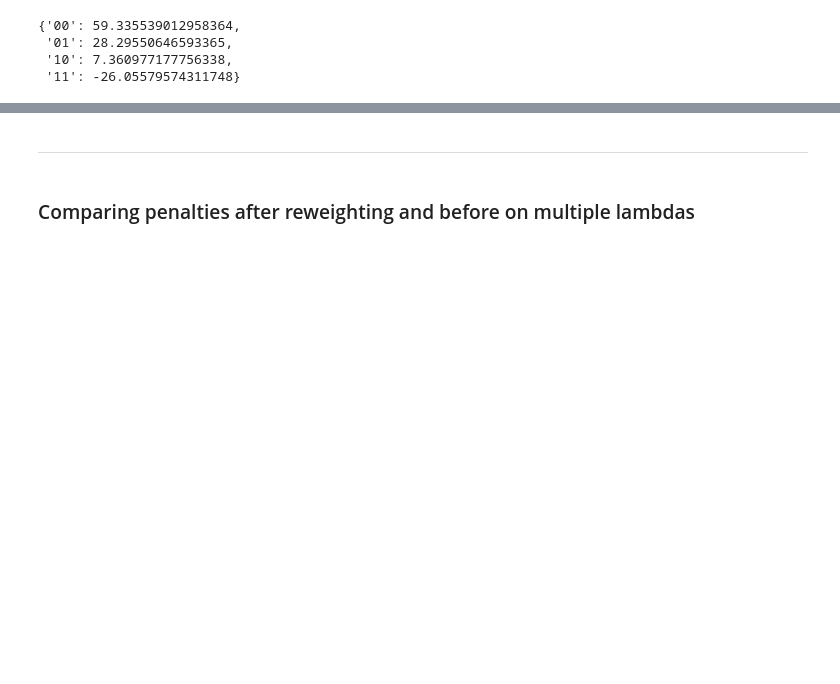
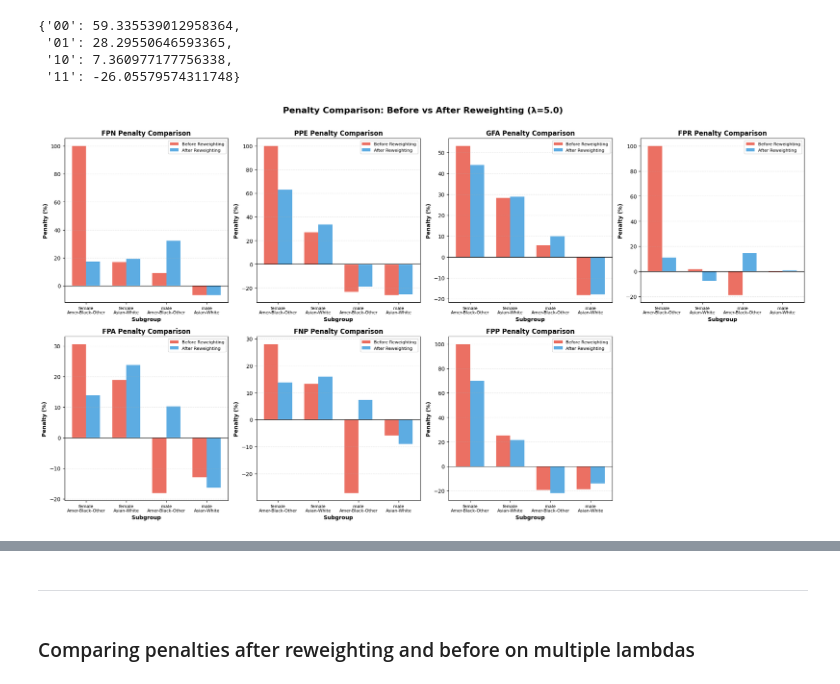
Before and after one commit to rolss/Fairness-in-data, a Jupyter notebook: Reweight_Census_BINARY tests validation.ipynb, the cells around one changed output, grey strips where cells are left out. Cells and saved outputs as stored; diff of their text form; code cells hidden in the pictures; blank space fills up the shorter version.

Commit message:
Penalty and distribution plots

```diff
--- a/Reweight_Census_BINARY tests validation.ipynb
+++ b/Reweight_Census_BINARY tests validation.ipynb
@@ -8,7 +8,7 @@ from weight_utils import *
 dataset_path = 'AdultCensus/adult-preprocessed-2race-2age-2edu.csv'
 df=pd.read_csv(dataset_path)
 
-fair_metrics=['FPN', 'PPE', 'GFA', 'PPA', 'OAE'] #'GFA', 'PPA', 'FPR', 'PPE', 'FPA', 'OAE', 'EOP', 'FNP', 'FPP'
+fair_metrics=['FPN', 'PPE', 'GFA', 'PPA', 'OAE', 'FPR', 'FPA', 'EOP', 'FNP', 'FPP']
 protected_attributes =['age', 'sex', 'race', 'edu']
 mapping= {
     'age':{
@@ -666,7 +757,9 @@ def compute_penalties_after_reweighting(weights, fairness_metric = 'PPE', sensib
     for m in fair_metrics:
       fairness_metrics_model2[attr][m], count_groups_model2[attr] = compute_fairness_metrics_and_counts(cm_dict_individual, m, attr, mapping, dataset_path)
 
-  print(compute_penalty_2(fairness_metrics_model2, df_fresh, 'sex', 'race', fairness_metric))
+  penalties = compute_penalty_2(fairness_metrics_model2, df_fresh, 'sex', 'race', fairness_metric)
+
+  return penalties
 # %% [markdown]
 You can also now specify sensitive attribute
 # %%
@@ -701,0 +850,8 @@ Training samples: 22792, Unique weights per group: {'00': 0.737203522346929, '01
+# %%
+penalties_after_reweighting = {}
+
+for metric in fair_metrics:
+    print("FAIRNESS METRIC:", metric)
+    weights_notsized = compute_weights_notsized(5.0, metric, sensible_attribute=sensible_attribute)
+    penalties_after_reweighting[metric] = compute_penalties_after_reweighting(weights_notsized, metric)[0] # Get only harmonic penalty
+    print("\n")
@@ -732,3 +918,6 @@ penalties_ontest['FPN']
+# %%
+# Get baseline penalties on test set, with only the harmonic penalties
+penalties_ontest_harmonic = {m: penalties_ontest[m] for m in fair_metrics}
 # %%
 # Penalties calculated using the validation set
 penalties_across_metrics['PPE'][sensible_attribute]
@@ -737,3 +926,64 @@ penalties_across_metrics['PPE'][sensible_attribute]
  '01': 28.29550646593365,
  '10': 7.360977177756338,
  '11': -26.05579574311748}
+# %%
+import matplotlib.pyplot as plt
+import numpy as np
+
+def plot_penalty_comparison_all(fair_metrics, penalties_ontest_harmonic, penalties_after_reweighting):
+    # Extract subgroups (assuming all metrics have the same subgroups)
+    subgroups = list(penalties_ontest_harmonic[fair_metrics[0]][0].keys())
+
+    # Set up the plot
+    fig, axes = plt.subplots(3, 4, figsize=(20, 15))
+    axes = axes.flatten()
+
+    # Create a bar plot for each metric
+    for idx, metric in enumerate(fair_metrics):
+        ax = axes[idx]
+
+        # Extract penalties before and after for this metric
+        penalties_before = [penalties_ontest_harmonic[metric][0].get(group, 0) for group in subgroups]
+        penalties_after = [penalties_after_reweighting[metric].get(group, 0) for group in subgroups]
+
+        # Set up bar positions
+        x = np.arange(len(subgroups))
+        width = 0.35
+
+        # Create bars
+        bars1 = ax.bar(x - width/2, penalties_before, width, label='Before Reweighting', alpha=0.8, color='#e74c3c')
+        bars2 = ax.bar(x + width/2, penalties_after, width, label='After Reweighting', alpha=0.8, color='#3498db')
+
+        # Customize plot
+        ax.set_xlabel('Subgroup', fontsize=10, fontweight='bold')
+        ax.set_ylabel('Penalty (%)', fontsize=10, fontweight='bold')
+        ax.set_title(f'{metric} Penalty Comparison', fontsize=12, fontweight='bold')
+        ax.set_xticks(x)
+
+        # Decode subgroup labels using mapping
+        decoded_labels = []
+        for group in subgroups:
+            sex_code = group[0]
+            race_code = group[1]
+            sex_label = mapping['sex'][int(sex_code)]
+            race_label = mapping['race'][int(race_code)]
+            decoded_labels.append(f"{sex_label}\n{race_label}")
+
+        ax.set_xticklabels(decoded_labels, fontsize=8)
+        ax.legend(fontsize=8)
+        ax.grid(axis='y', alpha=0.3, linestyle='--')
+        ax.axhline(y=0, color='black', linestyle='-', linewidth=0.8)
+
+    # Remove extra subplots if any
+    for idx in range(len(fair_metrics), len(axes)):
+        fig.delaxes(axes[idx])
+
+    plt.tight_layout()
+    plt.suptitle('Penalty Comparison: Before vs After Reweighting (λ=5.0)',
+                fontsize=16, fontweight='bold', y=1.03)
+    plt.show()
+
+fair_metrics=['FPN', 'PPE', 'GFA', 'FPR', 'FPA', 'FNP', 'FPP']
+plot_penalty_comparison_all(fair_metrics, penalties_ontest_harmonic, penalties_after_reweighting)
+# %% [output]
+[figure, added]
```
Also changed, not shown: parts of 45 cells of this notebook.
